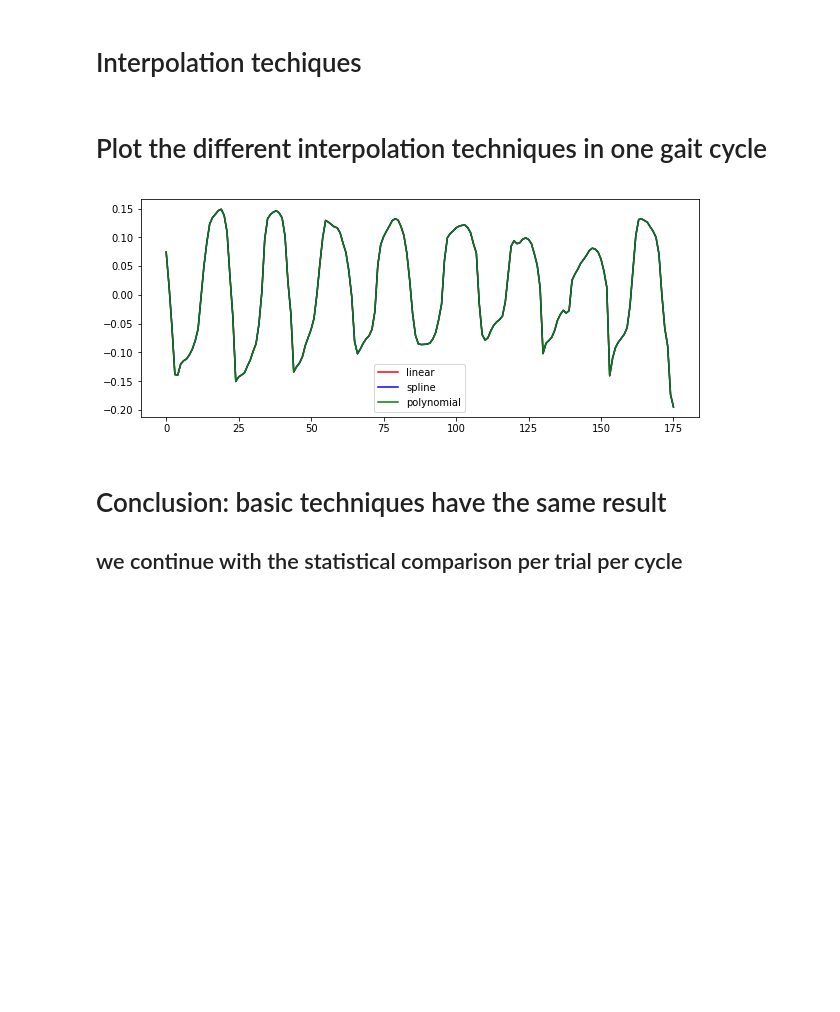
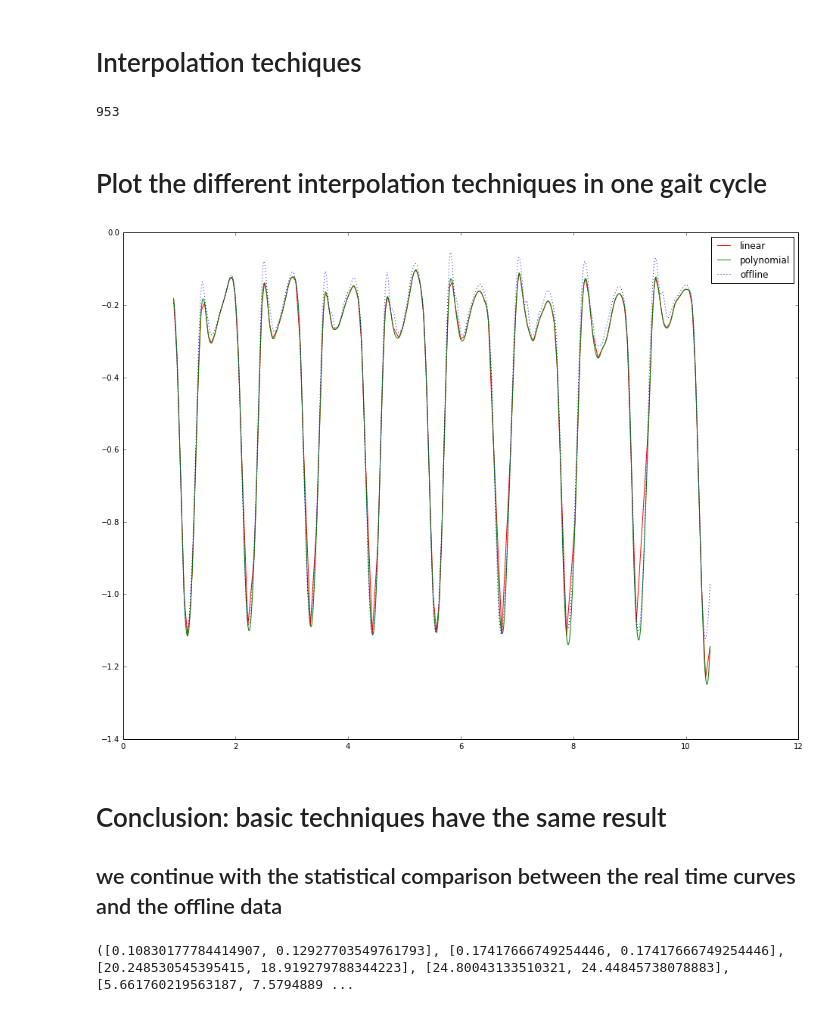
Before and after one commit to GeorgiosGiarmatzis/Compare_rt, a Jupyter notebook: Code.ipynb, the cells around one changed output. Drawn from its saved outputs; the diff is of its cells as text; code cells hidden in the pictures; blank space fills up the shorter version.

```diff
--- a/Code.ipynb
+++ b/Code.ipynb
@@ -122,5 +126,7 @@ length
 # %%
 i=0
+time = ja_rt['time']
+time = time.round(2)
 length=len(ja_offline['time'][idx1:idx2])
 while len(time) <= int(length):
 
@@ -150,20 +160,55 @@ ja_rt_append_inter_lin = ja_rt_append.interpolate(axis=0)
 ja_rt_append_inter_splin = ja_rt_append.interpolate(method ='spline',order = 2,axis=0)
 # %%
 ja_rt_append_inter_poly = ja_rt_append.interpolate(method ='polynomial',order = 2,axis=0)
+# %%
+len((ja_offline['knee_angle_r'][idx1:idx2]*np.pi)/180)
+# %% [output]
+953
 # %% [markdown]
 # Plot the different interpolation techniques in one gait cycle
 # %%
-plt.plot(ja_rt_append_inter_lin['hip_adduction_r'], 'r',label='linear')
-plt.plot(ja_rt_append_inter_splin['hip_adduction_r'], 'b',label = 'spline')
-plt.plot(ja_rt_append_inter_poly['hip_adduction_r'], 'g',label = 'polynomial')
+plt.plot(ja_rt_append_inter_lin['time'],ja_rt_append_inter_lin['knee_angle_r'], 'r',label='linear')
+#plt.plot(ja_rt_append_inter_splin['knee_angle_r'], 'b',label = 'spline')
+plt.plot(ja_rt_append_inter_poly['time'],ja_rt_append_inter_poly['knee_angle_r'], 'g',label = 'polynomial')
+plt.plot(ja_offline['time'][idx1:idx2+1],(ja_offline['knee_angle_r'][idx1:idx2+1]*np.pi)/180,':',label = 'offline')
 plt.legend()
 plt.show()
 fig_size = plt.rcParams["figure.figsize"]
-fig_size[0] = 10
-fig_size[1] = 8
+fig_size[0] = 16
+fig_size[1] = 12
 plt.rcParams["figure.figsize"] = fig_size
 # %% [output]
-[figure, old version]
+[figure, new version]
 # %% [markdown]
 # Conclusion: basic techniques have the same result
-## we continue with the statistical comparison per trial per cycle
+## we continue with the statistical comparison between the real time curves  and the offline data
+# %%
+from scipy.spatial.distance import directed_hausdorff
+import similaritymeasures
+"""The linear curve"""
+P = pd.concat([ja_rt_append_inter_lin['time'],ja_rt_append_inter_lin['knee_angle_r']],axis=1)
+Q = pd.concat([ja_offline['time'][idx1:idx2+1],(ja_offline['knee_angle_r'][idx1:idx2+1]*np.pi)/180],axis=1)
+P = P.to_numpy()
+Q = Q.to_numpy()
+dh_lin, ind1, ind2 = directed_hausdorff(P, Q)
+df_lin = similaritymeasures.frechet_dist(P, Q)
+dtw_lin, d = similaritymeasures.dtw(P, Q)
+pcm_lin = similaritymeasures.pcm(P, Q)
+area_lin = similaritymeasures.area_between_two_curves(P, Q)
+cl_lin = similaritymeasures.curve_length_measure(P, Q)
+"""The polynomial"""
+P = pd.concat([ja_rt_append_inter_poly['time'],ja_rt_append_inter_poly['knee_angle_r']],axis=1)
+Q = pd.concat([ja_offline['time'][idx1:idx2+1],(ja_offline['knee_angle_r'][idx1:idx2+1]*np.pi)/180],axis=1)
+P = P.to_numpy()
+Q = Q.to_numpy()
+dh_poly, ind1, ind2 = directed_hausdorff(P, Q)
+df_poly = similaritymeasures.frechet_dist(P, Q)
+dtw_poly, d = similaritymeasures.dtw(P, Q)
+pcm_poly = similaritymeasures.pcm(P, Q)
+area_poly = similaritymeasures.area_between_two_curves(P, Q)
+cl_poly = similaritymeasures.curve_length_measure(P, Q)
+
+# all methods will return 0.0 when P and Q are the same
+print([dh_lin,dh_poly], [df_lin,df_poly], [dtw_lin,dtw_poly], [pcm_lin,pcm_poly], [cl_lin,cl_poly], [area_lin,area_poly])
+# %% [output]
+([0.10830177784414907, 0.12927703549761793], [0.17417666749254446, 0.17417666749254446], [20.248530545395415, 18.919279788344223], [24.80043133510321, 24.44845738078883], [5.661760219563187, 7.5794889 ...
```
Also changed, not shown: parts of 5 cells of this notebook.
